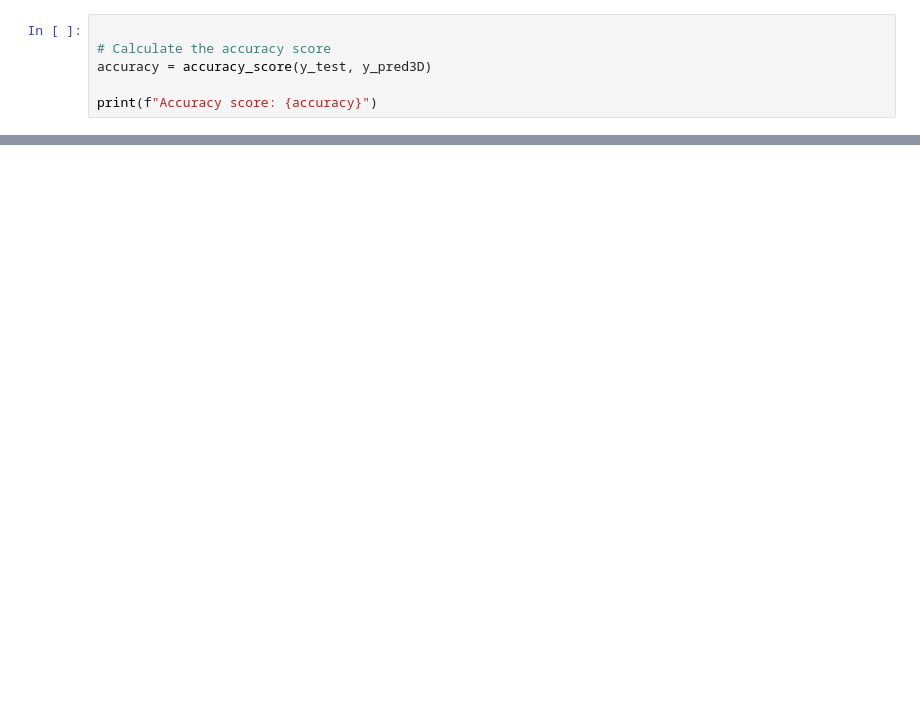
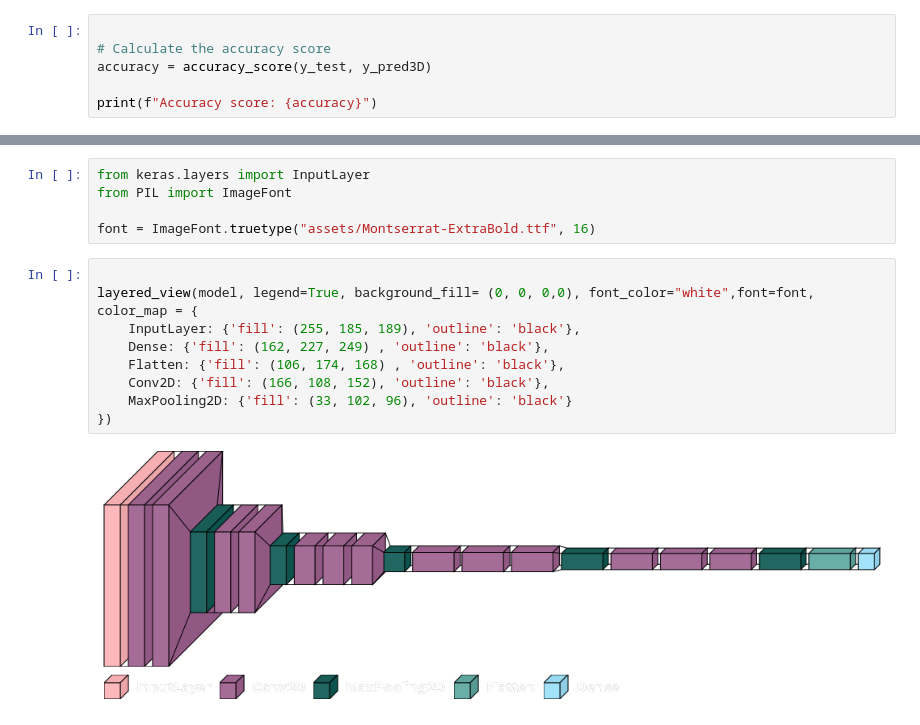
Before and after one commit to mikayla-norton/signvision-ai, a Jupyter notebook: metrics.ipynb, the cells around one changed output, grey strips where cells are left out. Cells and saved outputs as stored; diff of their text form; blank space fills up the shorter version.

```diff
--- a/metrics.ipynb
+++ b/metrics.ipynb
@@ -83,0 +401,16 @@ print(f"Accuracy score: {accuracy}")
+# %%
+from keras.layers import InputLayer
+from PIL import ImageFont
+
+font = ImageFont.truetype("assets/Montserrat-ExtraBold.ttf", 16)
+# %%
+
+layered_view(model, legend=True, background_fill= (0, 0, 0,0), font_color="white",font=font, color_map = {
+    InputLayer: {'fill': (255, 185, 189), 'outline': 'black'},
+    Dense: {'fill': (162, 227, 249) , 'outline': 'black'},
+    Flatten: {'fill': (106, 174, 168) , 'outline': 'black'},
+    Conv2D: {'fill': (166, 108, 152), 'outline': 'black'},
+    MaxPooling2D: {'fill': (33, 102, 96), 'outline': 'black'}
+})
+# %% [output]
+[figure, added]
```
Also changed, not shown: parts of 12 cells of this notebook, 11 other files.
